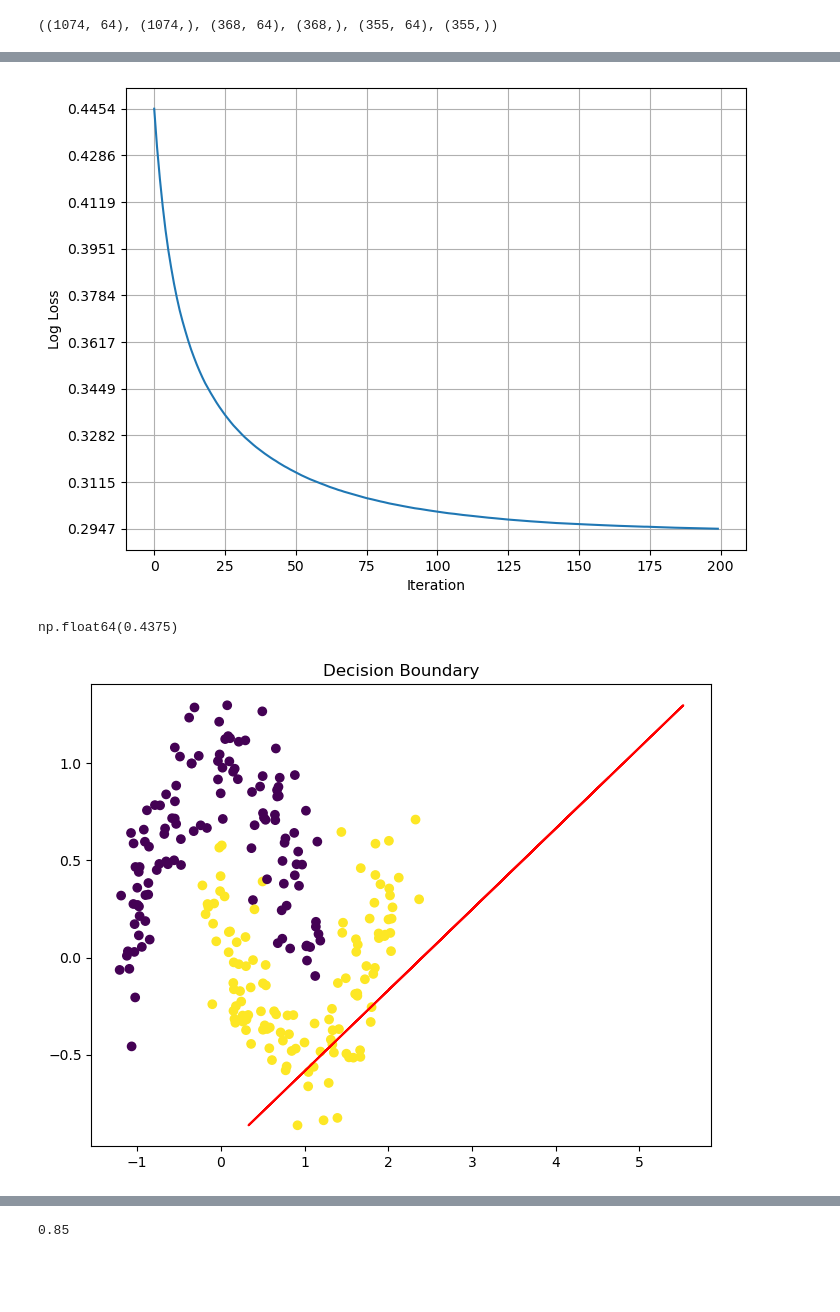
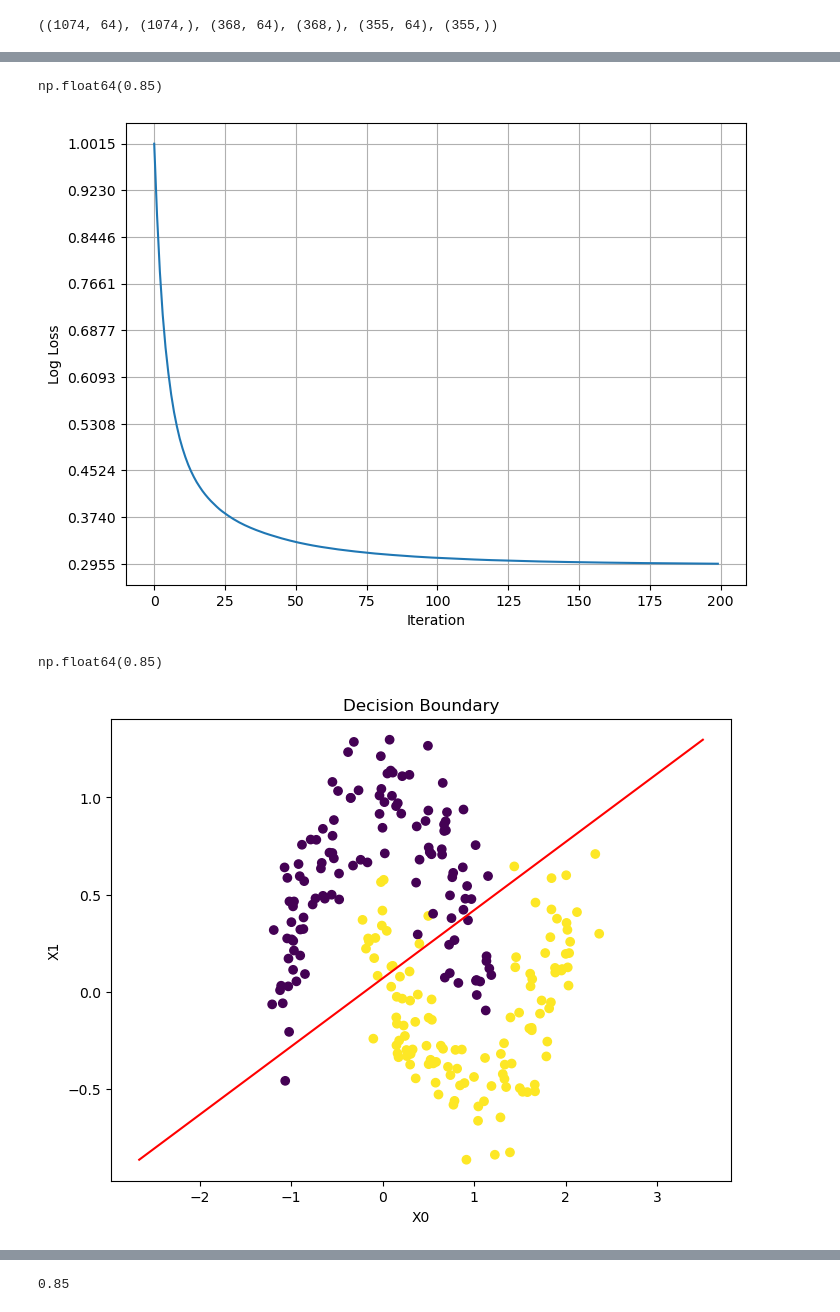
Before and after one commit to YasinVeliyev/AiAcademy_Math_Final, a Jupyter notebook: Untitled.ipynb, the cells around one changed output, grey strips where cells are left out. Drawn from its saved outputs; the diff is of its cells as text; code cells hidden in the pictures; blank space fills up the shorter version.

Commit message:
modified:   Untitled.ipynb 	modified:   math4ai_capstone/starter_pack/src/nn.py 	modified:   math4ai_capstone/starter_pack/src/softmax_classfication.py

```diff
--- a/Untitled.ipynb
+++ b/Untitled.ipynb
@@ -50,7 +51,13 @@ X_d_train.shape,y_d_train.shape,X_d_test.shape,y_d_test.shape,X_d_val.shape,y_d_
 ((1074, 64), (1074,), (368, 64), (368,), (355, 64), (355,))
 # %%
 def accuracy(y_pred,y_test):
-    return y_pred[y_pred==y_test].size/y_test.size
+    return np.mean(y_pred==y_test)
+
+
+def softmax(X):
+    Z = X -  np.max(X, axis=1, keepdims=True)
+    S = np.exp(Z)
+    return S/np.sum(S,axis=1,keepdims=True)
 # %%
 class Validation():
     def __init__(self,estimator,X,y,X_val,y_val,params = {},cv=5):
@@ -82,8 +89,9 @@ class Validation():
         a_m = np.mean(self.results)
         l_s = np.std(loss,ddof=1)
         a_s = np.std(self.results,ddof=1)
-        confidence_interval_for_loss = (l_m - 2.776*l_s/np.sqrt(self.cv),l_m + 2.776*l_s/np.sqrt(self.cv))
-        confidence_interval_for_accuracy = (a_m - 2.776*a_s/np.sqrt(self.cv),a_m + 2.776*a_s/np.sqrt(self.cv))
+        critic_value = stats.t.ppf(0.975, df=self.cv-1)
+        confidence_interval_for_loss = (l_m -critic_value*l_s/np.sqrt(self.cv),l_m +critic_value*l_s/np.sqrt(self.cv))
+        confidence_interval_for_accuracy = (a_m -critic_value*a_s/np.sqrt(self.cv),a_m +critic_value*a_s/np.sqrt(self.cv))
         low_a, high_a = confidence_interval_for_accuracy
         low_l, high_l = confidence_interval_for_loss
         print(f"--- Statistics for {self.cv} Seeds ---")
@@ -97,4 +105,4 @@ class Validation():
 
 
     def accuracy(self,y_pred):
-        return y_pred[y_pred==self.y_val].size/self.y_val.size
+        return np.mean(y_pred==self.y_val)
@@ -106,6 +109,6 @@ np.float64(1.8748966172132868e-08)
 # %%
 class SoftMaxClassification:
-    def __init__(self,penalty = "l2",lamda = 1e-4,learning_rate = 0.05,max_iter = 5000,batch_size=32):
+    def __init__(self,penalty = "l2",lamda = 1e-4,learning_rate = 0.05,max_iter = 200,batch_size=32):
         self.penalty = penalty
         self.lamda = lamda
         self.learning_rate = learning_rate
@@ -177,12 +180,15 @@ class SoftMaxClassification:
             raise ValueError("Only for 2 dimension")
 
         w_diff = self.W[0] - self.W[1]
-
-        x0 = -(X[:,1] * w_diff[1] + w_diff[-1])/w_diff[0]
+        b_diff = self.b[0,0] - self.b[0,1]
+        X1 = np.sort(X[:,1])
+        X0 = -(X1 * w_diff[1] + b_diff)/w_diff[0]
 
         plt.title("Decision Boundary")
+        plt.ylabel("X1")
+        plt.xlabel("X0")
         plt.scatter(X[:,0],X[:,1],c=y)
-        plt.plot(x0,X[:,1],color="red")
+        plt.plot(X0,X1,color="red")
         plt.show()
 
 
@@ -268,3 +280,4 @@ array([ 0,  1,  2,  3,  4,  5,  6,  7,  8,  9, 10, 11, 12, 13, 14, 15, 16,
 # %%
-model_m = SoftMaxClassification(max_iter=200)
-model_m.fit(X_m_train,y_m_train)
+validation_m = Validation(SoftMaxClassification,X_m_train,y_m_train,X_m_val,y_m_val)
+acc,model_v_m = validation_m.fit()
+validation_m.report()
@@ -271,13 +290,16 @@ model_m.fit(X_m_train,y_m_train)
+# %%
+y_m_test_predict = model_v_m.predict(X_m_test)
+accuracy(y_m_test_predict,y_m_test)
+# %% [output]
+np.float64(0.85)
 # %%
-model_m.plot_loss()
+model_v_m.plot_loss()
 # %% [output]
-[figure, old version]
+[figure, new version]
 # %%
-y_m_predict = model_m.predict(X_m_val)
-np.sum(y_m_predict==y_l_val)/y_m_predict.size
 # %% [output]
-np.float64(0.4375)
+np.float64(0.85)
 # %%
-model_m.plot_decison_boundary(X_m_train,y_m_train)
+model_v_m.plot_decison_boundary(X_m_train,y_m_train)
 # %% [output]
-[figure, old version]
+[figure, new version]
```
Also changed, not shown: parts of 57 cells of this notebook, 2 other files.
